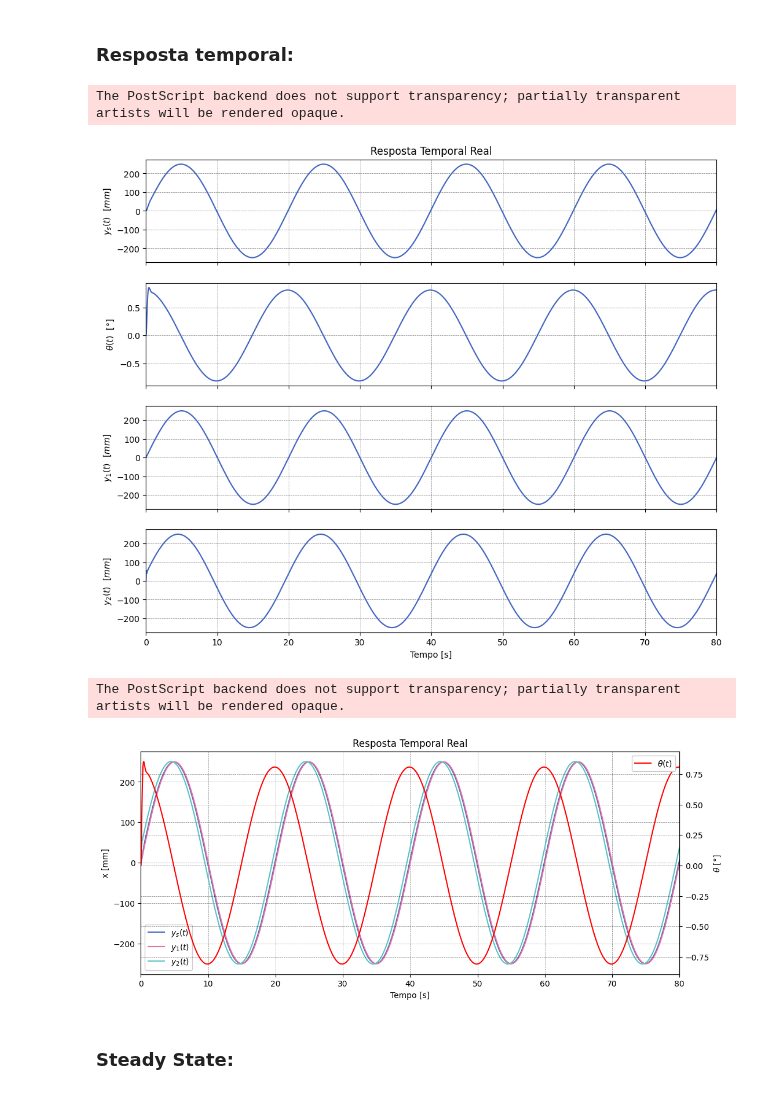
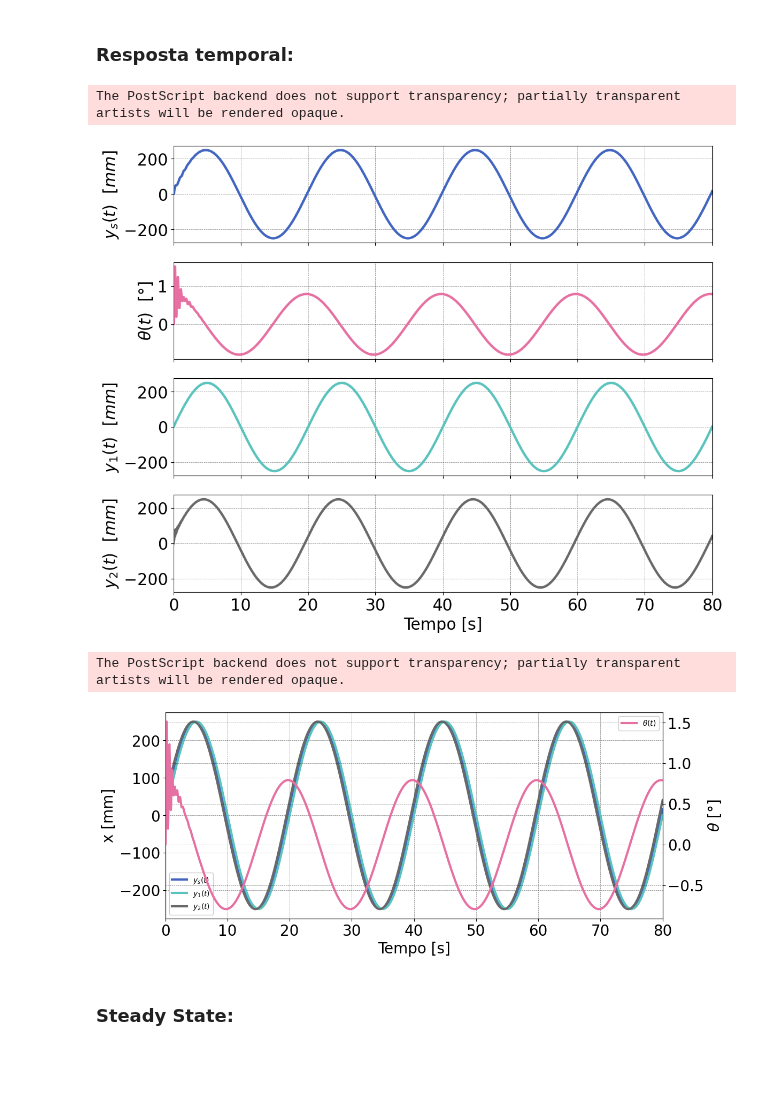
Before and after one commit to ErickNMA/vibrations, a Jupyter notebook: half_car/pitch/HC_Modal_Analysis.ipynb, the cells around one changed output. Saved outputs shown, nothing was run; the diff lists cells and outputs as text; code cells hidden in the pictures; blank space fills up the shorter version.

```diff
--- a/half_car/pitch/HC_Modal_Analysis.ipynb
+++ b/half_car/pitch/HC_Modal_Analysis.ipynb
@@ -14,8 +14,10 @@ plt.style.use([
     'grid',
     'retro'
 ])
+plt.rcParams['lines.linewidth'] = 3
+plt.rcParams['font.size'] = 20
 
-title = True
+title = False
 
 #Exibição dos gráficos em no notebook:
 %matplotlib inline
@@ -314,0 +317,26 @@ plt.savefig('curves/mode_shapes.eps', dpi=600, transparent=True, bbox_inches='ti
+# %%
+colors = ['C6', 'C1', 'C2', 'C3']
+
+plt.rcParams['figure.figsize'] = (12, 10)
+plt.figure()
+for i in range(len(omega_n)):
+    w = omega_n[i]/(2*np.pi)
+    p = np.abs(P[:, i])**2
+
+    for j in range(len(p)):
+        plt.bar((i+1), p[j], bottom=np.sum(p[:j]), width=0.2, color=colors[j])
+
+
+plt.xlabel('Ressonâncias (Hz)')
+plt.ylabel('Energia')
+
+# y ticks in percentage
+plt.gca().yaxis.set_major_formatter(lambda x, _: f'{x*100:.0f}%')
+plt.legend(['$m_s$', '$I_y$', '$m_1$', '$m_2$'])
+
+plt.xticks(range(1, (len(omega_n)+1)), np.round((omega_n/(2*np.pi)), 3))
+
+if(title):
+    plt.title('Energia dos Modos Ressonantes')
+plt.grid()
+plt.savefig('curves/res_energy.eps', dpi=600, transparent=True, bbox_inches='tight')
@@ -515,45 +545,47 @@ $\displaystyle \left[\begin{matrix}0.249363242713815 \sin{\left(0.3142 t \right)
 # %%
 # Criando matriz de posição em função do tempo:
 X = []
 for i in XT:
     fx = lambdify(t, i, 'numpy')
     X.append(fx(time))
 
 # Plotando os gráficos:
+colors = ['C6', 'C1', 'C2', 'C3']
 plt.rcParams['figure.figsize'] = (12, 10)
 plt.subplots(len(X), sharex=True)
 labels = ['$y_s(t)~~[mm]$', '$\\theta(t)~~[°]$', '$y_1(t)~~[mm]$', '$y_2(t)~~[mm]$']
 for i in range(len(X)):
     plt.subplot(len(X), 1, (i+1))
     if(i==1):
-        plt.plot(time, np.degrees(X[i]))
+        plt.plot(time, np.degrees(X[i]), color=colors[i])
     else:
-        plt.plot(time, (X[i]*1e3))
+        plt.plot(time, (X[i]*1e3), color=colors[i])
     plt.ylabel(labels[i])
 plt.xlim(0, tf)
 plt.xlabel('Tempo [s]')
 plt.subplot(len(X), 1, 1)
 if(title):
     plt.title('Resposta Temporal Real')
 plt.savefig('curves/TR1_MA.eps', dpi=600, transparent=True, bbox_inches='tight')
 # %% [output]
 The PostScript backend does not support transparency; partially transparent artists will be rendered opaque.
-[figure, old version]
+[figure, new version]
 # %%
+colors = ['C6', 'C1', 'C2', 'C3']
 plt.rcParams['figure.figsize'] = (12, 5)
 fig, ax1 = plt.subplots()
 ax2 = ax1.twinx()
 labels = ['$y_s(t)$', '$\\theta(t)$', '$y_1(t)$', '$y_2(t)$']
 for i in range(len(X)):
     if(i==1):
-        ax2.plot(time, np.degrees(X[i]), color='red', label=labels[i])
+        ax2.plot(time, np.degrees(X[i]), color=colors[i], label=labels[i])
     else:
-        ax1.plot(time, (X[i]*1e3), label=labels[i])
+        ax1.plot(time, (X[i]*1e3), color=colors[i], label=labels[i])
 ax1.set_ylabel('x [mm]')
 ax2.set_ylabel('$\\theta$ [°]')
 ax1.set_xlabel('Tempo [s]')
-ax1.legend(loc='lower left')
-ax2.legend(loc='upper right')
+ax1.legend(loc='lower left', fontsize=10)
+ax2.legend(loc='upper right', fontsize=10)
 plt.xlim(0, tf)
 if(title):
     plt.title('Resposta Temporal Real')
@@ -561,7 +593,7 @@ if(title):
 plt.savefig('curves/TR2_MA.eps', dpi=600, transparent=True, bbox_inches='tight')
 # %% [output]
 The PostScript backend does not support transparency; partially transparent artists will be rendered opaque.
-[figure, old version]
+[figure, new version]
 # %% [markdown]
 ### Steady State:
 # %%
```
Also changed, not shown: parts of 26 cells of this notebook, 48 other files.
